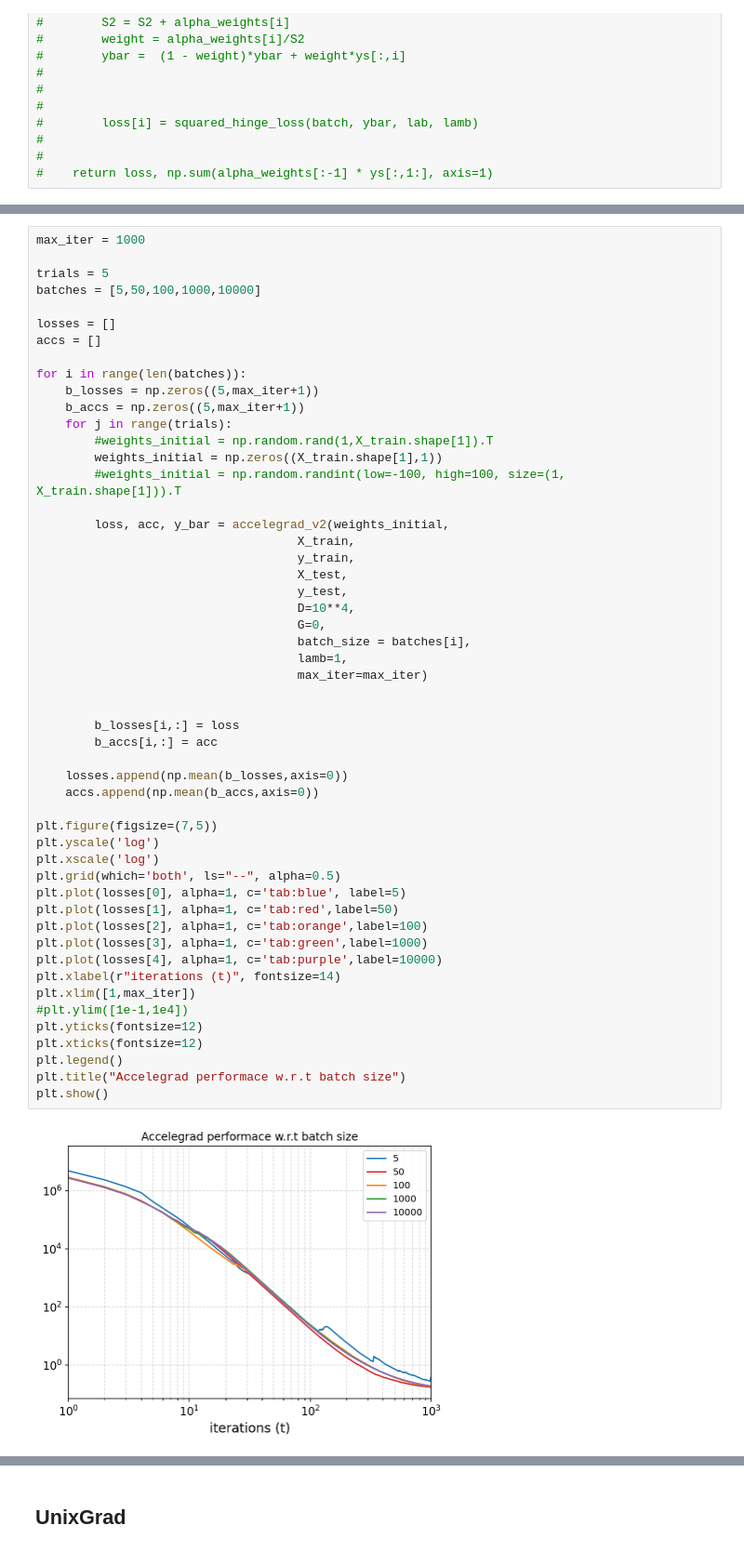
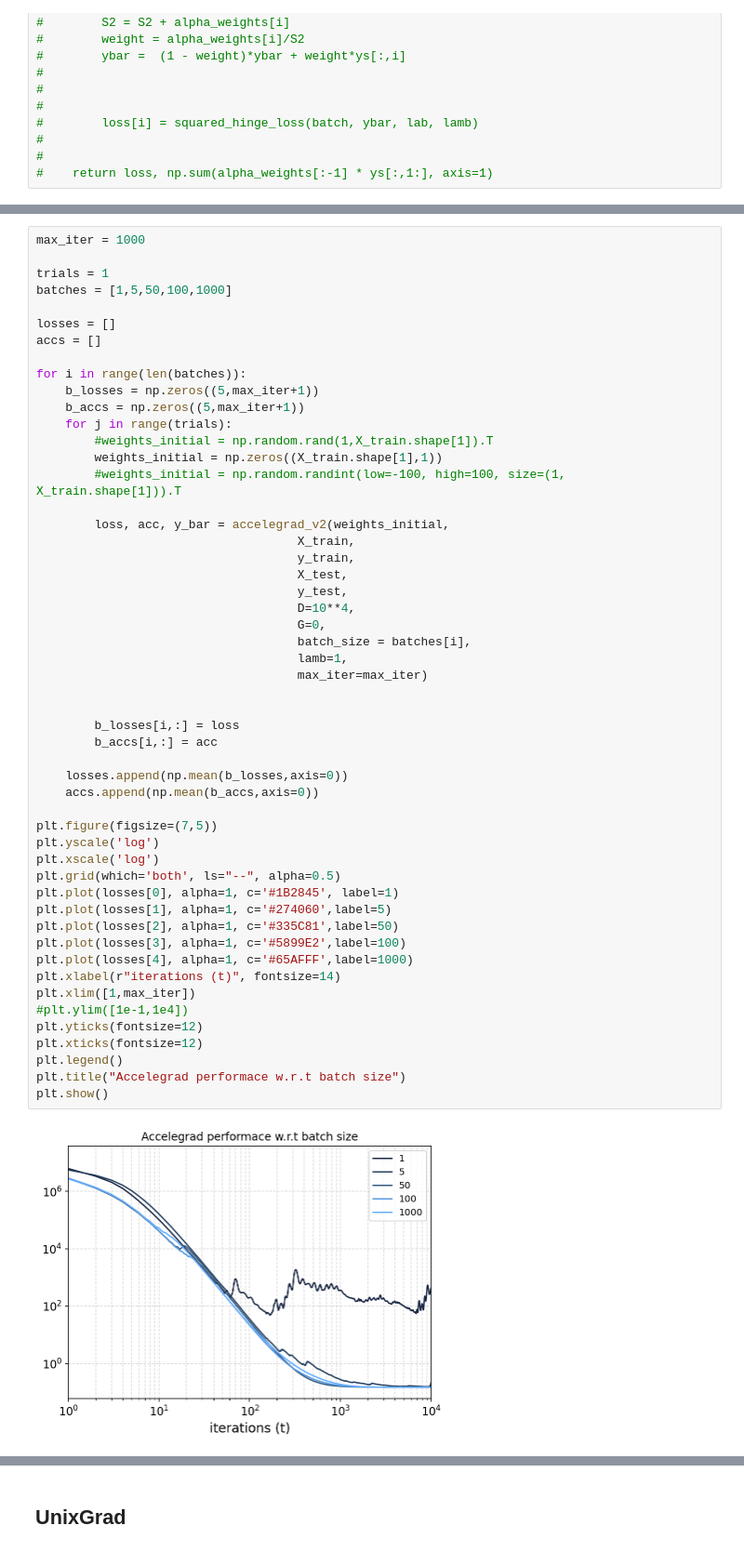
Before and after one commit to FrancescoMandru/Optimization, a Jupyter notebook: jupyter/testfunctions.ipynb, the cells around one changed output, grey strips where cells are left out. Shown at 93% size. Saved outputs shown, nothing was run; the diff lists cells and outputs as text.

```diff
--- a/jupyter/testfunctions.ipynb
+++ b/jupyter/testfunctions.ipynb
@@ -492,8 +492,8 @@ plt.show()
 # %%
 max_iter = 1000
 
-trials = 5
-batches = [5,50,100,1000,10000]
+trials = 1
+batches = [1,5,50,100,1000]
 
 losses = []
 accs = []
@@ -510,39 +510,39 @@ for i in range(len(batches)):
                                     X_train,
                                     y_train,
                                     X_test,
                                     y_test,
                                     D=10**4,
                                     G=0,
                                     batch_size = batches[i],
                                     lamb=1,
                                     max_iter=max_iter)
 
 
         b_losses[i,:] = loss
         b_accs[i,:] = acc
 
     losses.append(np.mean(b_losses,axis=0))
     accs.append(np.mean(b_accs,axis=0))
 
 plt.figure(figsize=(7,5))
 plt.yscale('log')
 plt.xscale('log')
 plt.grid(which='both', ls="--", alpha=0.5)
-plt.plot(losses[0], alpha=1, c='tab:blue', label=5)
-plt.plot(losses[1], alpha=1, c='tab:red',label=50)
-plt.plot(losses[2], alpha=1, c='tab:orange',label=100)
-plt.plot(losses[3], alpha=1, c='tab:green',label=1000)
-plt.plot(losses[4], alpha=1, c='tab:purple',label=10000)
+plt.plot(losses[0], alpha=1, c='#1B2845', label=1)
+plt.plot(losses[1], alpha=1, c='#274060',label=5)
+plt.plot(losses[2], alpha=1, c='#335C81',label=50)
+plt.plot(losses[3], alpha=1, c='#5899E2',label=100)
+plt.plot(losses[4], alpha=1, c='#65AFFF',label=1000)
 plt.xlabel(r"iterations (t)", fontsize=14)
 plt.xlim([1,max_iter])
 #plt.ylim([1e-1,1e4])
 plt.yticks(fontsize=12)
 plt.xticks(fontsize=12)
 plt.legend()
 plt.title("Accelegrad performace w.r.t batch size")
 plt.show()
 # %% [output]
-[figure, old version]
+[figure, new version]
 # %%
 plt.figure(figsize=(7,5))
 
```
Also changed, not shown: parts of 7 cells of this notebook, 9 other files.
